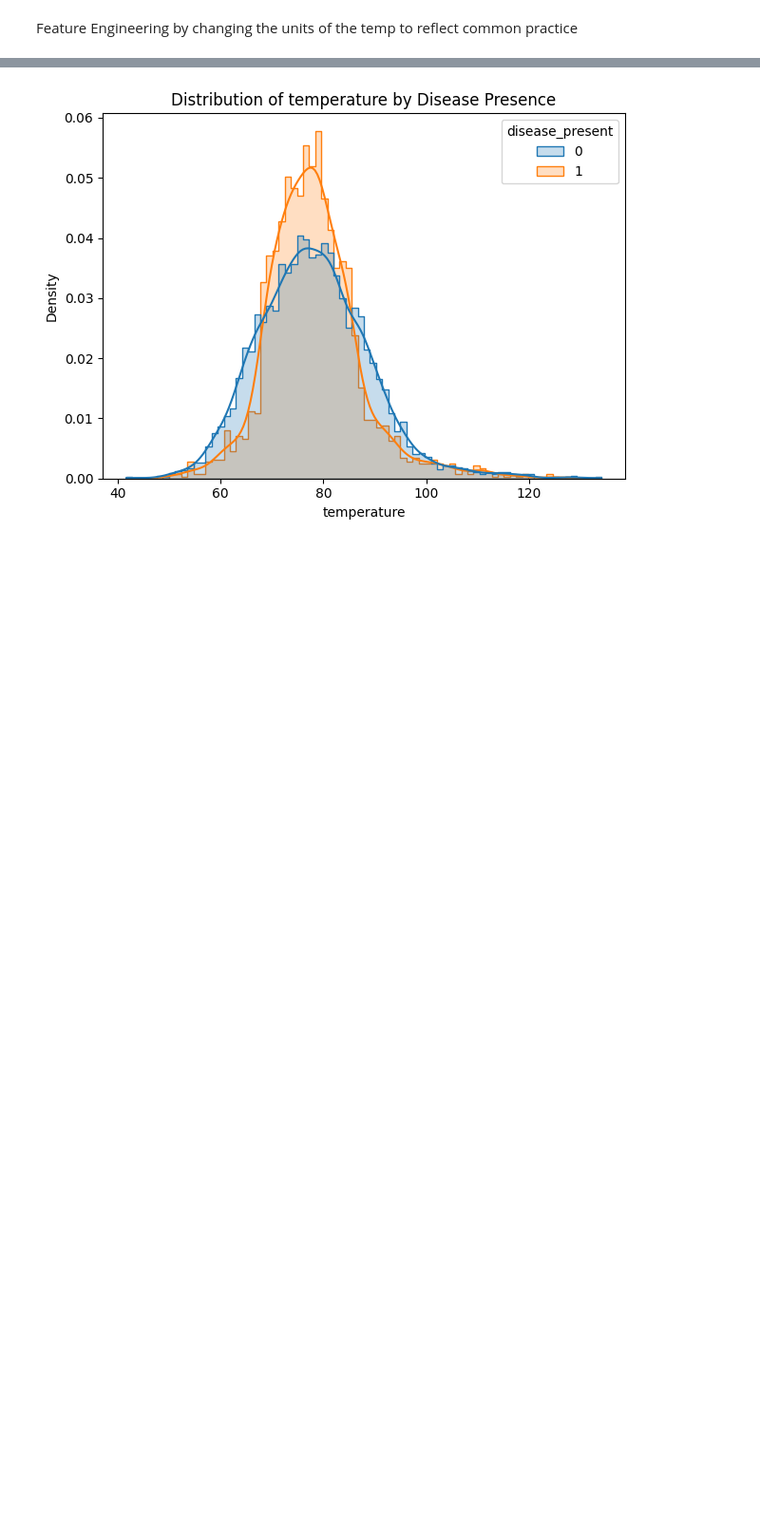
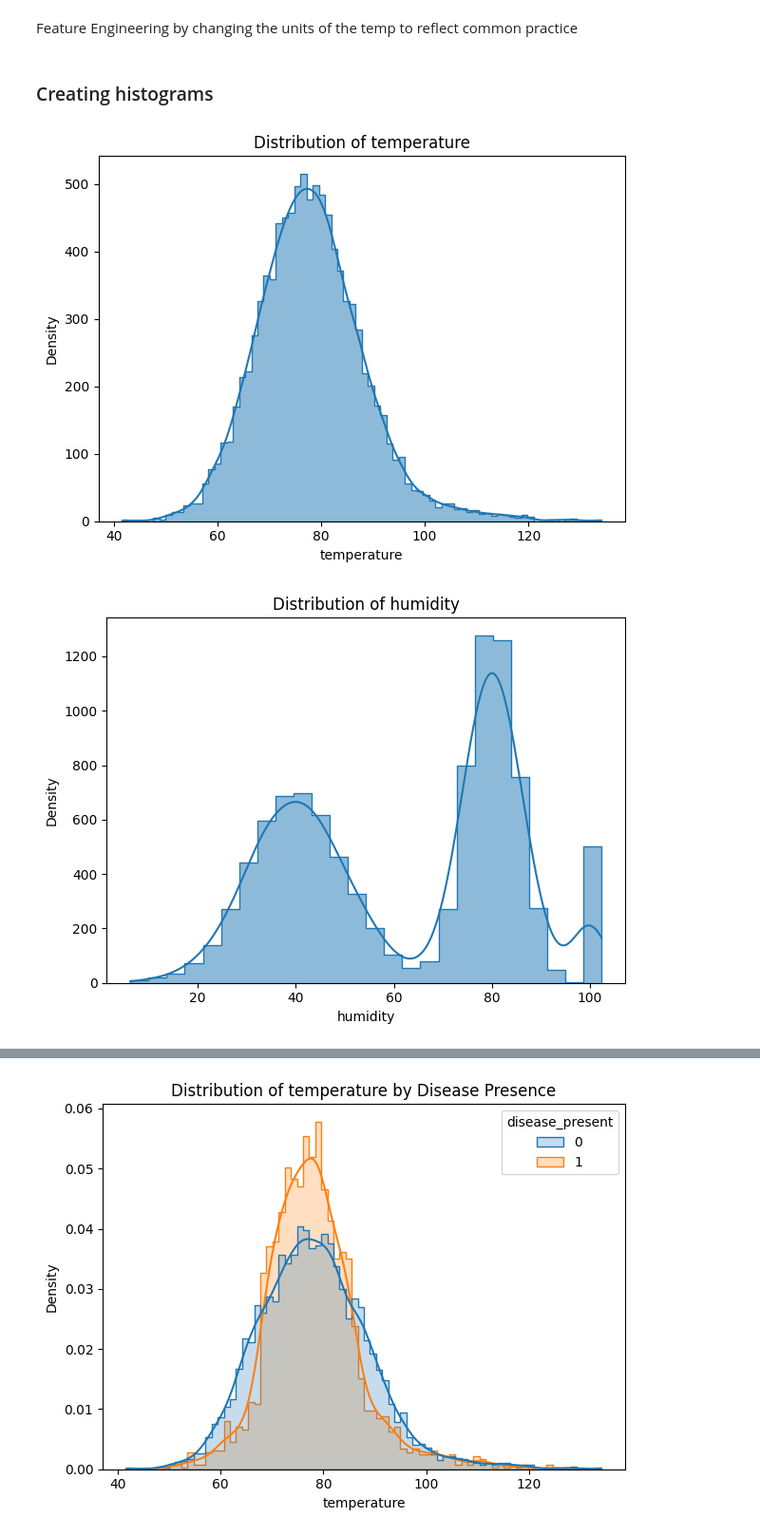
Before and after one commit to AndyBerrios/Flower_Classifier, a Jupyter notebook: notebooks/EDA.ipynb, the cells around one changed output, grey strips where cells are left out. Shown at 95% size. Drawn from its saved outputs; the diff is of its cells as text; code cells hidden in the pictures; blank space fills up the shorter version.

```diff
--- a/notebooks/EDA.ipynb
+++ b/notebooks/EDA.ipynb
@@ -26,3 +39,16 @@ memory usage: 390.8 KB
 Feature Engineering by changing the units of the temp to reflect common practice
 # %%
 df['temperature'] = (df['temperature'] * (9/5) ) + 32
+# %% [markdown]
+### Creating histograms
+# %%
+for col in df.select_dtypes(include='number').columns[:-1]:  # exclude 'disease_present' if it's last
+    sns.histplot(data=df, x=col, kde=True, element='step', common_norm=False)
+    plt.title(f'Distribution of {col}')
+    plt.xlabel(col)
+    plt.ylabel('Density')
+    plt.tight_layout()
+    plt.show()
+# %% [output]
+[figure, added]
+[figure, added]
```
Also changed, not shown: parts of 15 cells of this notebook, 4 other files.
